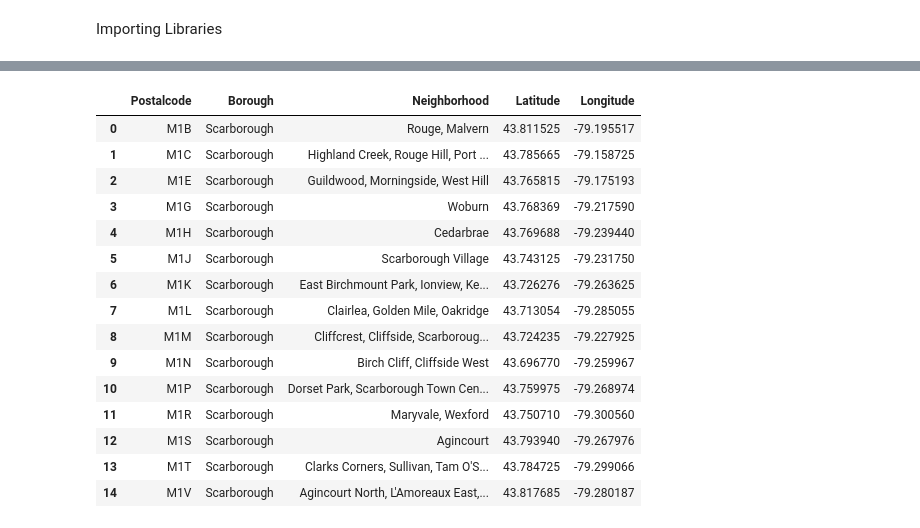
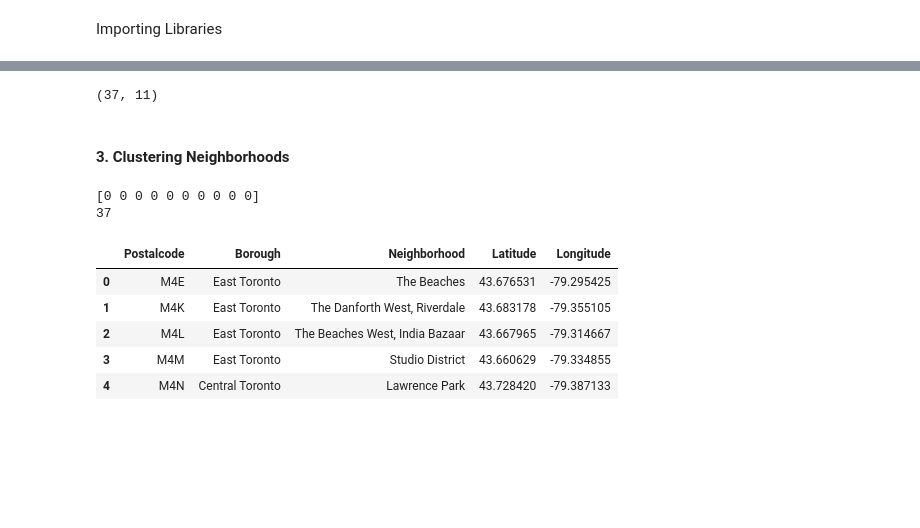
Before and after one commit to jasontscott/Coursera_Capstone, a Jupyter notebook: Segmenting and Clustering Neighborhoods in Toronto.ipynb, the cells around one changed output, grey strips where cells are left out. Cells and saved outputs as stored; diff of their text form; code cells hidden in the pictures; blank space fills up the shorter version.

Commit message:
Published from Watson Studio.

```diff
--- a/Segmenting and Clustering Neighborhoods in Toronto.ipynb
+++ b/Segmenting and Clustering Neighborhoods in Toronto.ipynb
@@ -59,4 +72,5 @@ Reading the Toronto.csv which created on Part 1 Notebook
 # %%
-df = pd.read_csv('toronto.csv')
+df = pd.read_csv('toronto_part2.csv')
+print(df.shape)
 df.head()
 # %% [output]
@@ -94,5 +83,0 @@ coords = [ get_latilong(postal_code) for postal_code in postal_codes.tolist() ]
-# %%
-# Adding Columns Latitude & Longitude
-df_coords = pd.DataFrame(coords, columns=['Latitude', 'Longitude'])
-df['Latitude'] = df_coords['Latitude']
-df['Longitude'] = df_coords['Longitude']
@@ -103,0 +110,4 @@ df[df.Postalcode == 'M5G']
+# %%
+toronto_data = df[df['Borough'].str.contains("Toronto")].reset_index(drop=True)
+print(toronto_data.shape)
+toronto_data.head()
@@ -103,0 +164,3 @@ df[df.Postalcode == 'M5G']
+# %%
+df = toronto_data
+toronto_venues = getNearbyVenues(names=df['Neighborhood'], latitudes=df['Latitude'],longitudes=df['Longitude'])
@@ -103,0 +302,23 @@ df[df.Postalcode == 'M5G']
+# %%
+import numpy as np
+num_top_venues = 10
+indicators = ['st', 'nd', 'rd']
+
+columns = ['Neighborhood']
+for ind in np.arange(num_top_venues):
+    try:
+        columns.append('{}{} Most Common Venue'.format(ind+1, indicators[ind]))
+    except:
+        columns.append('{}th Most Common Venue'.format(ind+1))
+
+neighborhoods_venues_sorted = pd.DataFrame(columns=columns)
+neighborhoods_venues_sorted['Neighborhood'] = toronto_grouped['Neighborhood']
+
+for ind in np.arange(toronto_grouped.shape[0]):
+    neighborhoods_venues_sorted.iloc[ind, 1:] = return_most_common_venues(toronto_grouped.iloc[ind, :], num_top_venues)
+
+neighborhoods_venues_sorted.shape
+# %% [output]
+(37, 11)
+# %% [markdown]
+#### 3. Clustering Neighborhoods
@@ -104,19 +330,18 @@ df[df.Postalcode == 'M5G']
+# %%
+kclusters = 10
+toronto_grouped_clustering = toronto_grouped.drop('Neighborhood', 1)
+kmeans = KMeans(n_clusters=kclusters, random_state=1).fit(toronto_grouped_clustering)
+print(kmeans.labels_[0:10])
+print(len(kmeans.labels_))
+# %% [output]
+[0 0 0 0 0 0 0 0 0 0]
+37
 # %%
-df.head(15)
+df.head()
 # %% [output]
 |  | Postalcode | Borough | Neighborhood | Latitude | Longitude |
-| 0 | M1B | Scarborough | Rouge, Malvern | 43.811525 | -79.195517 |
-| 1 | M1C | Scarborough | Highland Creek, Rouge Hill, Port ... | 43.785665 | -79.158725 |
-| 2 | M1E | Scarborough | Guildwood, Morningside, West Hill | 43.765815 | -79.175193 |
-| 3 | M1G | Scarborough | Woburn | 43.768369 | -79.217590 |
-| 4 | M1H | Scarborough | Cedarbrae | 43.769688 | -79.239440 |
-| 5 | M1J | Scarborough | Scarborough Village | 43.743125 | -79.231750 |
-| 6 | M1K | Scarborough | East Birchmount Park, Ionview, Ke... | 43.726276 | -79.263625 |
-| 7 | M1L | Scarborough | Clairlea, Golden Mile, Oakridge | 43.713054 | -79.285055 |
-| 8 | M1M | Scarborough | Cliffcrest, Cliffside, Scarboroug... | 43.724235 | -79.227925 |
-| 9 | M1N | Scarborough | Birch Cliff, Cliffside West | 43.696770 | -79.259967 |
-| 10 | M1P | Scarborough | Dorset Park, Scarborough Town Cen... | 43.759975 | -79.268974 |
-| 11 | M1R | Scarborough | Maryvale, Wexford | 43.750710 | -79.300560 |
-| 12 | M1S | Scarborough | Agincourt | 43.793940 | -79.267976 |
-| 13 | M1T | Scarborough | Clarks Corners, Sullivan, Tam O'S... | 43.784725 | -79.299066 |
-| 14 | M1V | Scarborough | Agincourt North, L'Amoreaux East,... | 43.817685 | -79.280187 |
+| 0 | M4E | East Toronto | The Beaches | 43.676531 | -79.295425 |
+| 1 | M4K | East Toronto | The Danforth West, Riverdale | 43.683178 | -79.355105 |
+| 2 | M4L | East Toronto | The Beaches West, India Bazaar | 43.667965 | -79.314667 |
+| 3 | M4M | East Toronto | Studio District | 43.660629 | -79.334855 |
+| 4 | M4N | Central Toronto | Lawrence Park | 43.728420 | -79.387133 |
```
Also changed, not shown: parts of 37 cells of this notebook.
